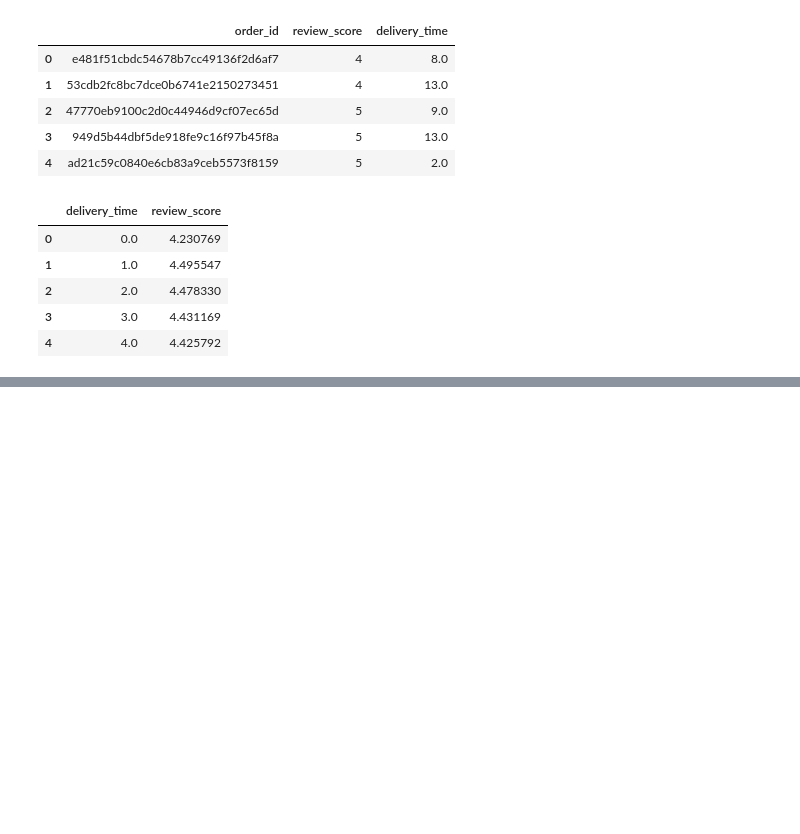
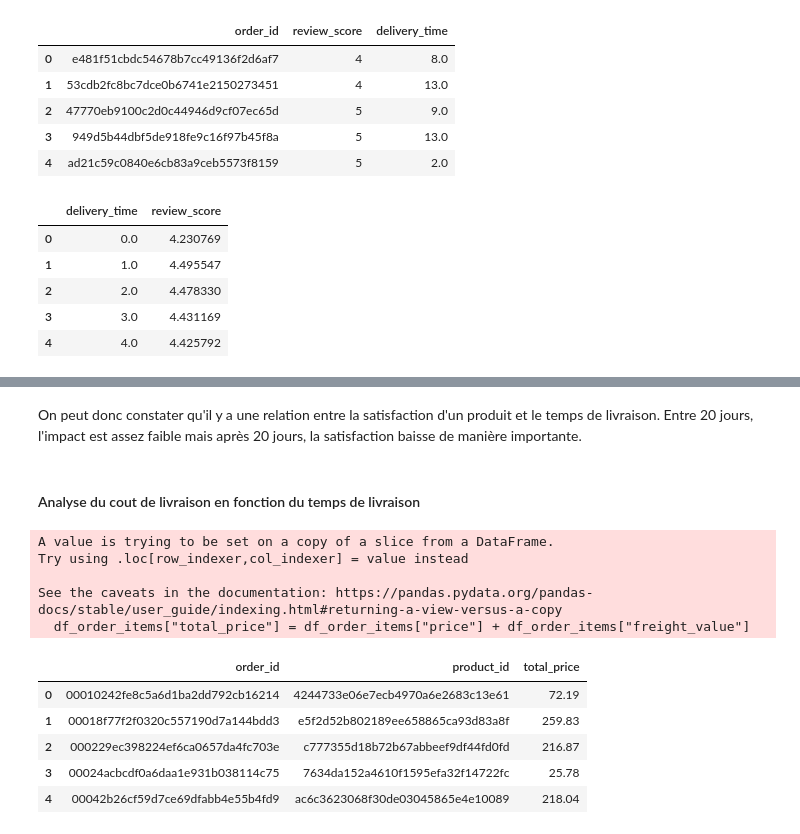
Before and after one commit to CooBsCa/DataCentric, a Jupyter notebook: data_centric_clement.ipynb, the cells around one changed output, grey strips where cells are left out. Saved outputs shown, nothing was run; the diff lists cells and outputs as text; code cells hidden in the pictures; blank space fills up the shorter version.

```diff
--- a/data_centric_clement.ipynb
+++ b/data_centric_clement.ipynb
@@ -156,0 +175,23 @@ plt.show()
+# %% [markdown]
+On peut donc constater qu'il y a une relation entre la satisfaction d'un produit et le temps de livraison.
+Entre 20 jours, l'impact est assez faible mais après 20 jours, la satisfaction baisse de manière importante.
+# %% [markdown]
+#### Analyse du cout de livraison en fonction du temps de livraison
+# %%
+### Correlation entre le nombres de ventes d'un produit et la fraight_value
+df_order_items = olist_order_items[["order_id", "product_id", "price", "freight_value"]]
+df_order_items["total_price"] = df_order_items["price"] + df_order_items["freight_value"]
+df_order_items = df_order_items.drop(["price", "freight_value"], axis=1)
+df_order_items.head()
+# %% [output]
+A value is trying to be set on a copy of a slice from a DataFrame.
+Try using .loc[row_indexer,col_indexer] = value instead
+
+See the caveats in the documentation: https://pandas.pydata.org/pandas-docs/stable/user_guide/indexing.html#returning-a-view-versus-a-copy
+  df_order_items["total_price"] = df_order_items["price"] + df_order_items["freight_value"]
+|  | order_id | product_id | total_price |
+| 0 | 00010242fe8c5a6d1ba2dd792cb16214 | 4244733e06e7ecb4970a6e2683c13e61 | 72.19 |
+| 1 | 00018f77f2f0320c557190d7a144bdd3 | e5f2d52b802189ee658865ca93d83a8f | 259.83 |
+| 2 | 000229ec398224ef6ca0657da4fc703e | c777355d18b72b67abbeef9df44fd0fd | 216.87 |
+| 3 | 00024acbcdf0a6daa1e931b038114c75 | 7634da152a4610f1595efa32f14722fc | 25.78 |
+| 4 | 00042b26cf59d7ce69dfabb4e55b4fd9 | ac6c3623068f30de03045865e4e10089 | 218.04 |
```
Also changed, not shown: parts of 5 cells of this notebook.
